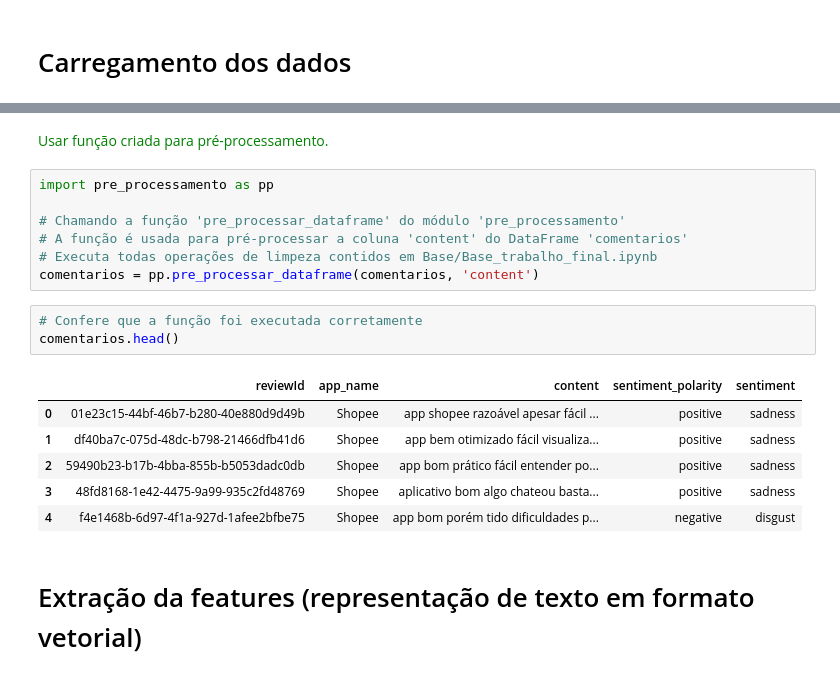
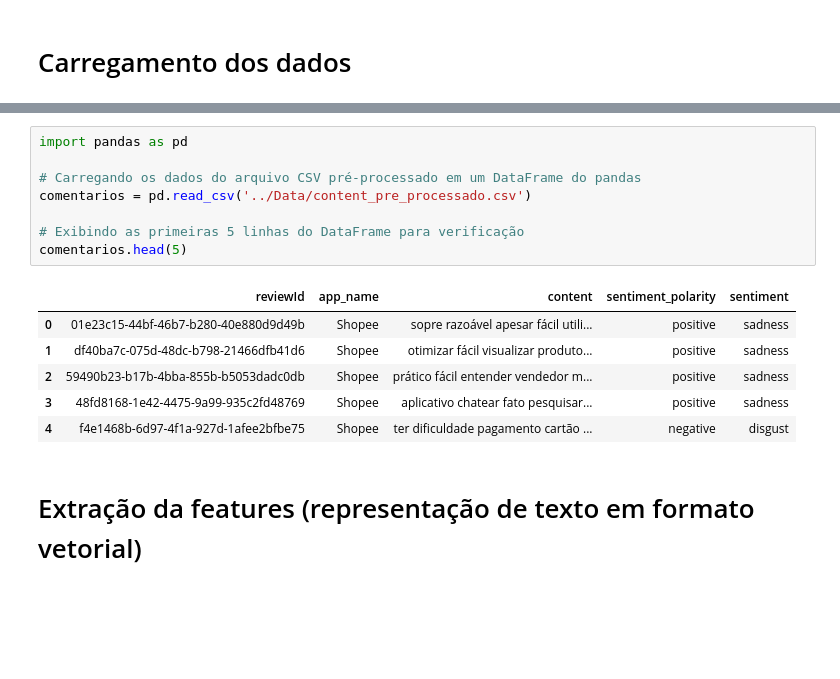
Before and after one commit to Douglasmartinsf/Mineracao_Textos, a Jupyter notebook: Notebooks/bow_knn.ipynb, the cells around one changed output, grey strips where cells are left out. Drawn from its saved outputs; the diff is of its cells as text; blank space fills up the shorter version.

```diff
--- a/Notebooks/bow_knn.ipynb
+++ b/Notebooks/bow_knn.ipynb
@@ -24,22 +3,18 @@ sys.path.append(os.path.abspath(os.path.join('..', 'lib')))
-# %% [markdown]
-<p style="color:green">Usar função criada para pré-processamento.</p>
-# %%
-import pre_processamento as pp
-
-# Chamando a função 'pre_processar_dataframe' do módulo 'pre_processamento'
-# A função é usada para pré-processar a coluna 'content' do DataFrame 'comentarios'
-# Executa todas operações de limpeza contidos em Base/Base_trabalho_final.ipynb
-comentarios = pp.pre_processar_dataframe(comentarios, 'content')
-# %%
-# Confere que a função foi executada corretamente
-comentarios.head()
-# %% [output]
-|  | reviewId | app_name | content | sentiment_polarity | sentiment |
-| 0 | 01e23c15-44bf-46b7-b280-40e880d9d49b | Shopee | app shopee razoável apesar fácil ... | positive | sadness |
-| 1 | df40ba7c-075d-48dc-b798-21466dfb41d6 | Shopee | app bem otimizado fácil visualiza... | positive | sadness |
-| 2 | 59490b23-b17b-4bba-855b-b5053dadc0db | Shopee | app bom prático fácil entender po... | positive | sadness |
-| 3 | 48fd8168-1e42-4475-9a99-935c2fd48769 | Shopee | aplicativo bom algo chateou basta... | positive | sadness |
-| 4 | f4e1468b-6d97-4f1a-927d-1afee2bfbe75 | Shopee | app bom porém tido dificuldades p... | negative | disgust |
+# %%
+import pandas as pd
+
+# Carregando os dados do arquivo CSV pré-processado em um DataFrame do pandas
+comentarios = pd.read_csv('../Data/content_pre_processado.csv')
+
+# Exibindo as primeiras 5 linhas do DataFrame para verificação
+comentarios.head(5)
+# %% [output]
+|  | reviewId | app_name | content | sentiment_polarity | sentiment |
+| 0 | 01e23c15-44bf-46b7-b280-40e880d9d49b | Shopee | sopre razoável apesar fácil utili... | positive | sadness |
+| 1 | df40ba7c-075d-48dc-b798-21466dfb41d6 | Shopee | otimizar fácil visualizar produto... | positive | sadness |
+| 2 | 59490b23-b17b-4bba-855b-b5053dadc0db | Shopee | prático fácil entender vendedor m... | positive | sadness |
+| 3 | 48fd8168-1e42-4475-9a99-935c2fd48769 | Shopee | aplicativo chatear fato pesquisar... | positive | sadness |
+| 4 | f4e1468b-6d97-4f1a-927d-1afee2bfbe75 | Shopee | ter dificuldade pagamento cartão ... | negative | disgust |
 # %% [markdown]
 # Extração da features (representação de texto em formato vetorial)
 # %% [markdown]
```
Also changed, not shown: parts of 8 cells of this notebook, 6 other files.
